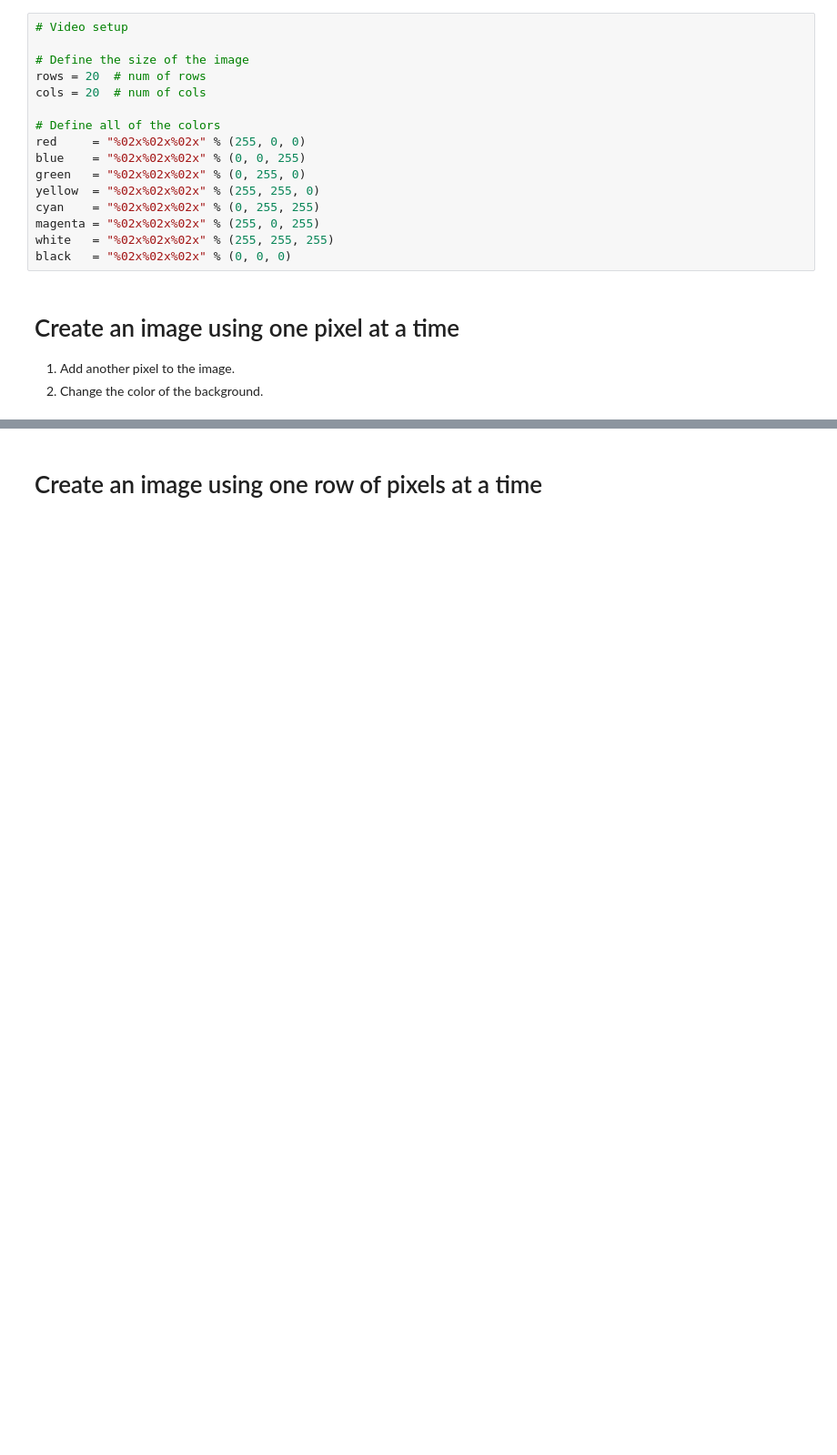
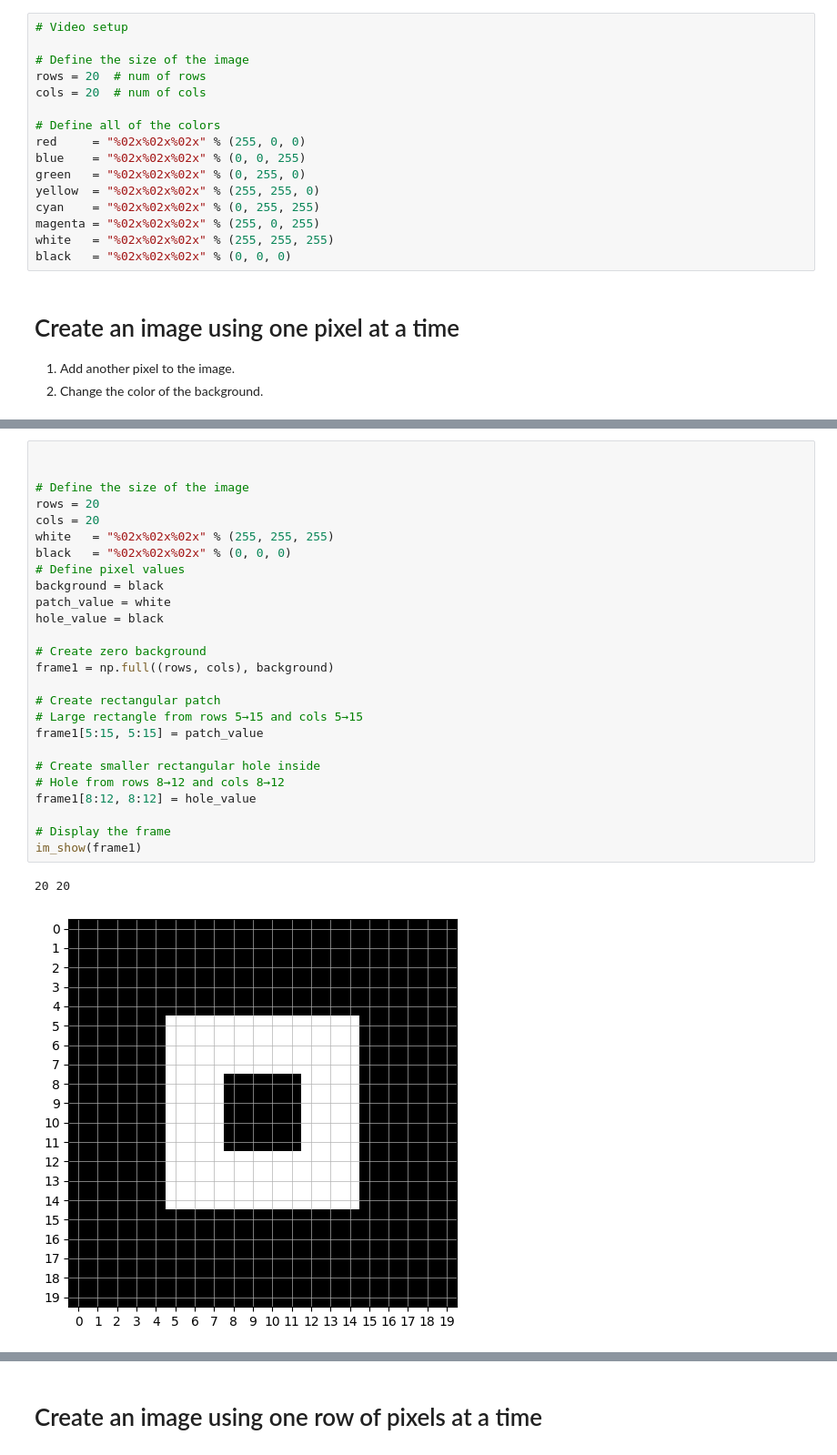
Before and after one commit to pepealania/appointments-mgmt, a Jupyter notebook: Session_8_Create_videos.ipynb, the cells around one changed output, grey strips where cells are left out. Shown at 91% size. Saved outputs shown, nothing was run; the diff lists cells and outputs as text; blank space fills up the shorter version.

```diff
--- a/Session_8_Create_videos.ipynb
+++ b/Session_8_Create_videos.ipynb
@@ -69,3 +69,32 @@ im_show(frame1)
 # %% [output]
 20 20
 [figure]
+# %%
+
+
+# Define the size of the image
+rows = 20
+cols = 20
+white   = "%02x%02x%02x" % (255, 255, 255)
+black   = "%02x%02x%02x" % (0, 0, 0)
+# Define pixel values
+background = black
+patch_value = white
+hole_value = black
+
+# Create zero background
+frame1 = np.full((rows, cols), background)
+
+# Create rectangular patch
+# Large rectangle from rows 5→15 and cols 5→15
+frame1[5:15, 5:15] = patch_value
+
+# Create smaller rectangular hole inside
+# Hole from rows 8→12 and cols 8→12
+frame1[8:12, 8:12] = hole_value
+
+# Display the frame
+im_show(frame1)
+# %% [output]
+20 20
+[figure, added]
```
Also changed, not shown: parts of 3 cells of this notebook.
